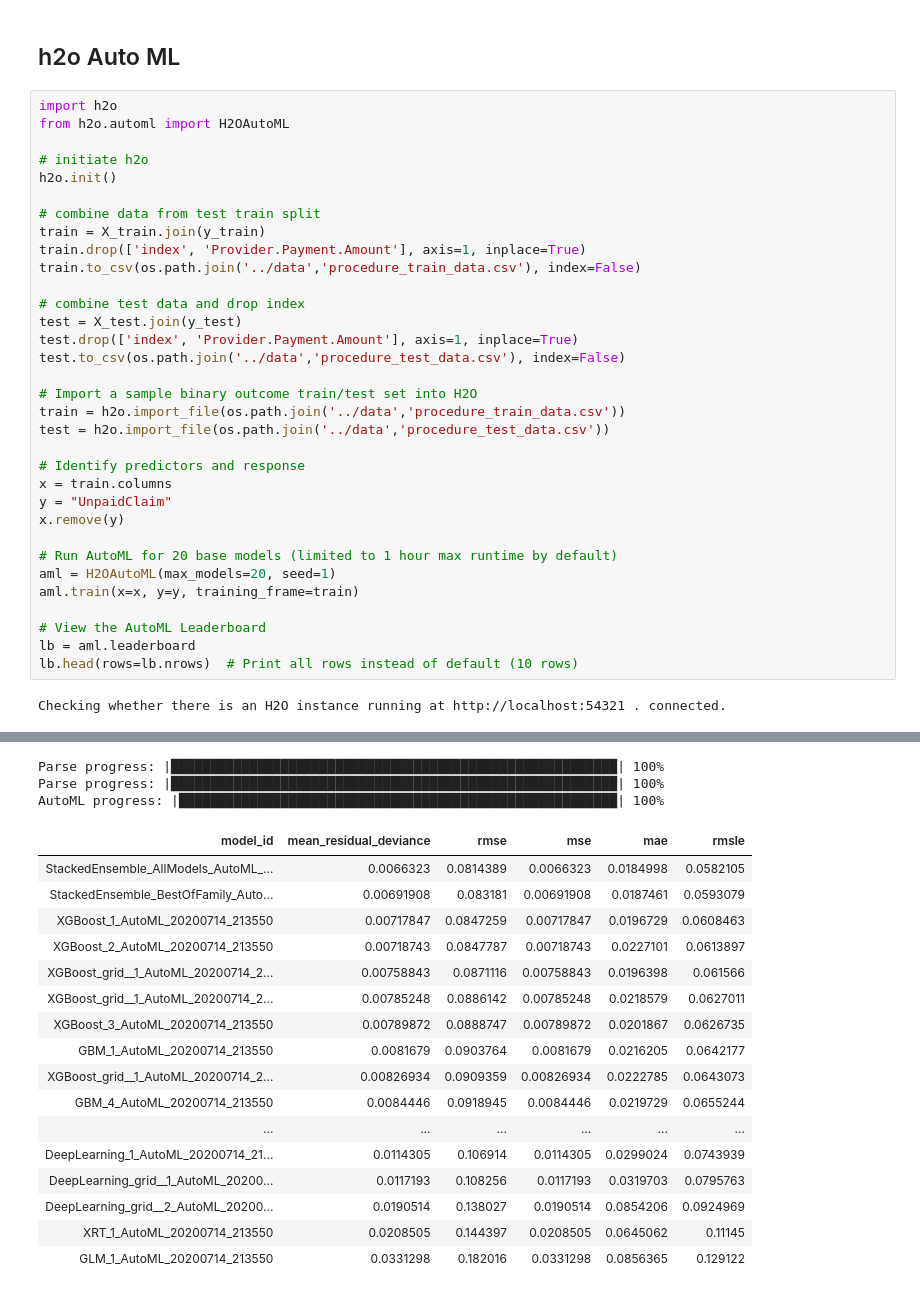
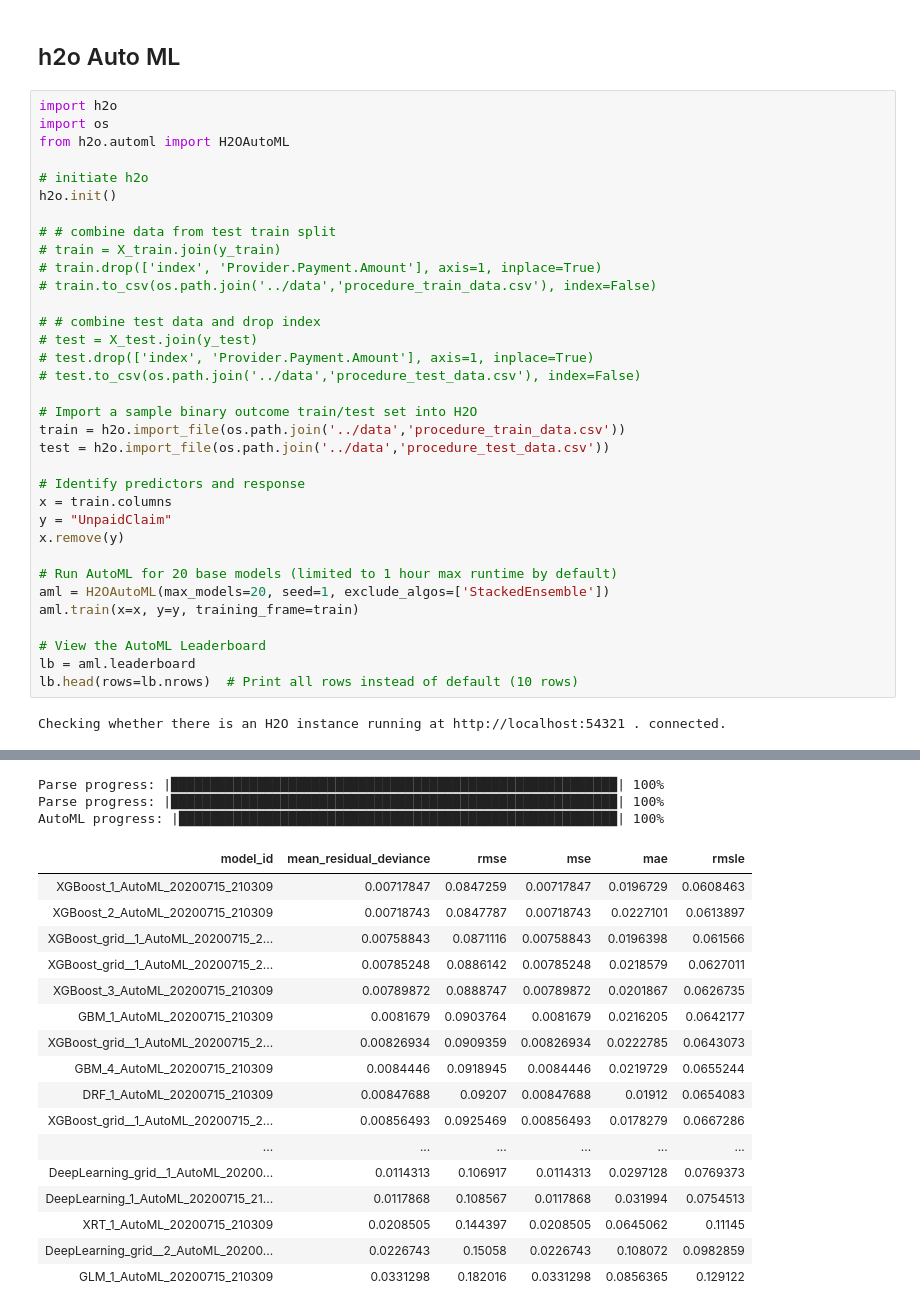
Before and after one commit to narquette/claimassignment, a Jupyter notebook: code/Claim_EDA.ipynb, the cells around one changed output, grey strips where cells are left out. Drawn from its saved outputs; the diff is of its cells as text.

```diff
--- a/code/Claim_EDA.ipynb
+++ b/code/Claim_EDA.ipynb
@@ -1134,20 +1355,21 @@ lgb.plot_importance(
 ## h2o Auto ML
 # %%
 import h2o
+import os
 from h2o.automl import H2OAutoML
 
 # initiate h2o
 h2o.init()
 
-# combine data from test train split
-train = X_train.join(y_train)
-train.drop(['index', 'Provider.Payment.Amount'], axis=1, inplace=True)
-train.to_csv(os.path.join('../data','procedure_train_data.csv'), index=False)
+# # combine data from test train split
+# train = X_train.join(y_train)
+# train.drop(['index', 'Provider.Payment.Amount'], axis=1, inplace=True)
+# train.to_csv(os.path.join('../data','procedure_train_data.csv'), index=False)
 
-# combine test data and drop index
-test = X_test.join(y_test)
-test.drop(['index', 'Provider.Payment.Amount'], axis=1, inplace=True)
-test.to_csv(os.path.join('../data','procedure_test_data.csv'), index=False)
+# # combine test data and drop index
+# test = X_test.join(y_test)
+# test.drop(['index', 'Provider.Payment.Amount'], axis=1, inplace=True)
+# test.to_csv(os.path.join('../data','procedure_test_data.csv'), index=False)
 
 # Import a sample binary outcome train/test set into H2O
 train = h2o.import_file(os.path.join('../data','procedure_train_data.csv'))
@@ -1159,7 +1381,7 @@ y = "UnpaidClaim"
 x.remove(y)
 
 # Run AutoML for 20 base models (limited to 1 hour max runtime by default)
-aml = H2OAutoML(max_models=20, seed=1)
+aml = H2OAutoML(max_models=20, seed=1, exclude_algos=['StackedEnsemble'])
 aml.train(x=x, y=y, training_frame=train)
 
 # View the AutoML Leaderboard
@@ -1178,31 +1400,31 @@ Checking whether there is an H2O instance running at http://localhost:54321 . co
 | H2O_cluster_total_cores: | 8 |
 | H2O_cluster_allowed_cores: | 8 |
 | H2O_cluster_status: | locked, healthy |
 | H2O_connection_url: | http://localhost:54321 |
 | H2O_connection_proxy: | {"http": null, "https": null} |
 | H2O_internal_security: | False |
 | H2O_API_Extensions: | Amazon S3, XGBoost, Algos, AutoML... |
 | Python_version: | 3.7.7 final |
 Parse progress: |█████████████████████████████████████████████████████████| 100%
 Parse progress: |█████████████████████████████████████████████████████████| 100%
 AutoML progress: |████████████████████████████████████████████████████████| 100%
 | model_id | mean_residual_deviance | rmse | mse | mae | rmsle |
-| StackedEnsemble_AllModels_AutoML_... | 0.0066323 | 0.0814389 | 0.0066323 | 0.0184998 | 0.0582105 |
-| StackedEnsemble_BestOfFamily_Auto... | 0.00691908 | 0.083181 | 0.00691908 | 0.0187461 | 0.0593079 |
-| XGBoost_1_AutoML_20200714_213550 | 0.00717847 | 0.0847259 | 0.00717847 | 0.0196729 | 0.0608463 |
-| XGBoost_2_AutoML_20200714_213550 | 0.00718743 | 0.0847787 | 0.00718743 | 0.0227101 | 0.0613897 |
-| XGBoost_grid__1_AutoML_20200714_2... | 0.00758843 | 0.0871116 | 0.00758843 | 0.0196398 | 0.061566 |
-| XGBoost_grid__1_AutoML_20200714_2... | 0.00785248 | 0.0886142 | 0.00785248 | 0.0218579 | 0.0627011 |
-| XGBoost_3_AutoML_20200714_213550 | 0.00789872 | 0.0888747 | 0.00789872 | 0.0201867 | 0.0626735 |
-| GBM_1_AutoML_20200714_213550 | 0.0081679 | 0.0903764 | 0.0081679 | 0.0216205 | 0.0642177 |
-| XGBoost_grid__1_AutoML_20200714_2... | 0.00826934 | 0.0909359 | 0.00826934 | 0.0222785 | 0.0643073 |
-| GBM_4_AutoML_20200714_213550 | 0.0084446 | 0.0918945 | 0.0084446 | 0.0219729 | 0.0655244 |
+| XGBoost_1_AutoML_20200715_210309 | 0.00717847 | 0.0847259 | 0.00717847 | 0.0196729 | 0.0608463 |
+| XGBoost_2_AutoML_20200715_210309 | 0.00718743 | 0.0847787 | 0.00718743 | 0.0227101 | 0.0613897 |
+| XGBoost_grid__1_AutoML_20200715_2... | 0.00758843 | 0.0871116 | 0.00758843 | 0.0196398 | 0.061566 |
+| XGBoost_grid__1_AutoML_20200715_2... | 0.00785248 | 0.0886142 | 0.00785248 | 0.0218579 | 0.0627011 |
+| XGBoost_3_AutoML_20200715_210309 | 0.00789872 | 0.0888747 | 0.00789872 | 0.0201867 | 0.0626735 |
+| GBM_1_AutoML_20200715_210309 | 0.0081679 | 0.0903764 | 0.0081679 | 0.0216205 | 0.0642177 |
+| XGBoost_grid__1_AutoML_20200715_2... | 0.00826934 | 0.0909359 | 0.00826934 | 0.0222785 | 0.0643073 |
+| GBM_4_AutoML_20200715_210309 | 0.0084446 | 0.0918945 | 0.0084446 | 0.0219729 | 0.0655244 |
+| DRF_1_AutoML_20200715_210309 | 0.00847688 | 0.09207 | 0.00847688 | 0.01912 | 0.0654083 |
+| XGBoost_grid__1_AutoML_20200715_2... | 0.00856493 | 0.0925469 | 0.00856493 | 0.0178279 | 0.0667286 |
 | ... | ... | ... | ... | ... | ... |
-| DeepLearning_1_AutoML_20200714_21... | 0.0114305 | 0.106914 | 0.0114305 | 0.0299024 | 0.0743939 |
-| DeepLearning_grid__1_AutoML_20200... | 0.0117193 | 0.108256 | 0.0117193 | 0.0319703 | 0.0795763 |
-| DeepLearning_grid__2_AutoML_20200... | 0.0190514 | 0.138027 | 0.0190514 | 0.0854206 | 0.0924969 |
-| XRT_1_AutoML_20200714_213550 | 0.0208505 | 0.144397 | 0.0208505 | 0.0645062 | 0.11145 |
-| GLM_1_AutoML_20200714_213550 | 0.0331298 | 0.182016 | 0.0331298 | 0.0856365 | 0.129122 |
+| DeepLearning_grid__1_AutoML_20200... | 0.0114313 | 0.106917 | 0.0114313 | 0.0297128 | 0.0769373 |
+| DeepLearning_1_AutoML_20200715_21... | 0.0117868 | 0.108567 | 0.0117868 | 0.031994 | 0.0754513 |
+| XRT_1_AutoML_20200715_210309 | 0.0208505 | 0.144397 | 0.0208505 | 0.0645062 | 0.11145 |
+| DeepLearning_grid__2_AutoML_20200... | 0.0226743 | 0.15058 | 0.0226743 | 0.108072 | 0.0982859 |
+| GLM_1_AutoML_20200715_210309 | 0.0331298 | 0.182016 | 0.0331298 | 0.0856365 | 0.129122 |
 # %%
 # The leader model is stored here
 aml.leader
```
Also changed, not shown: parts of 137 cells of this notebook, 19 other files.
